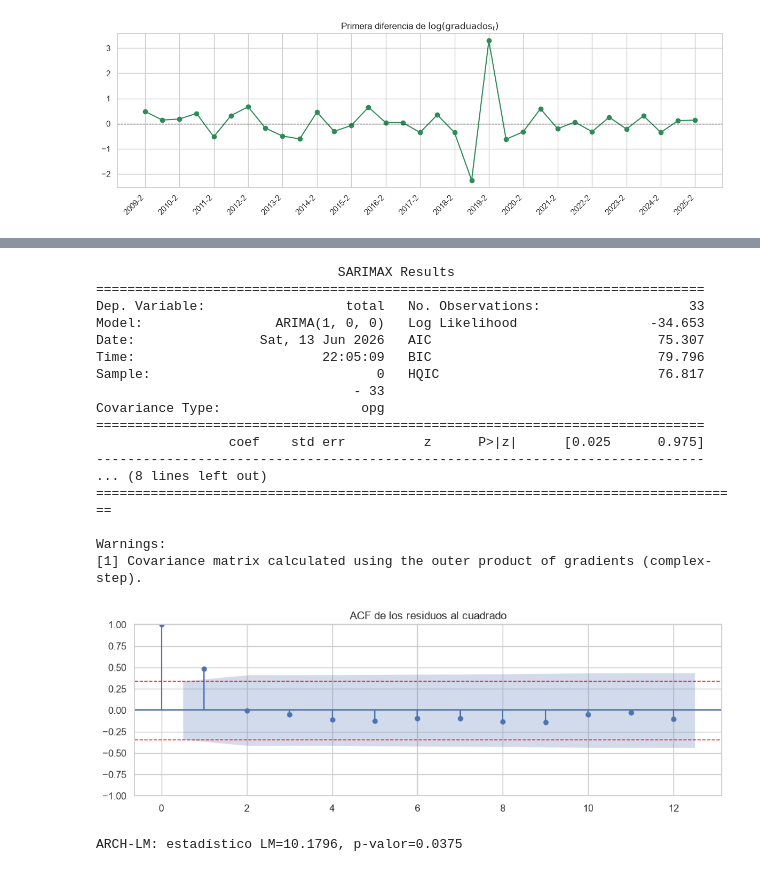
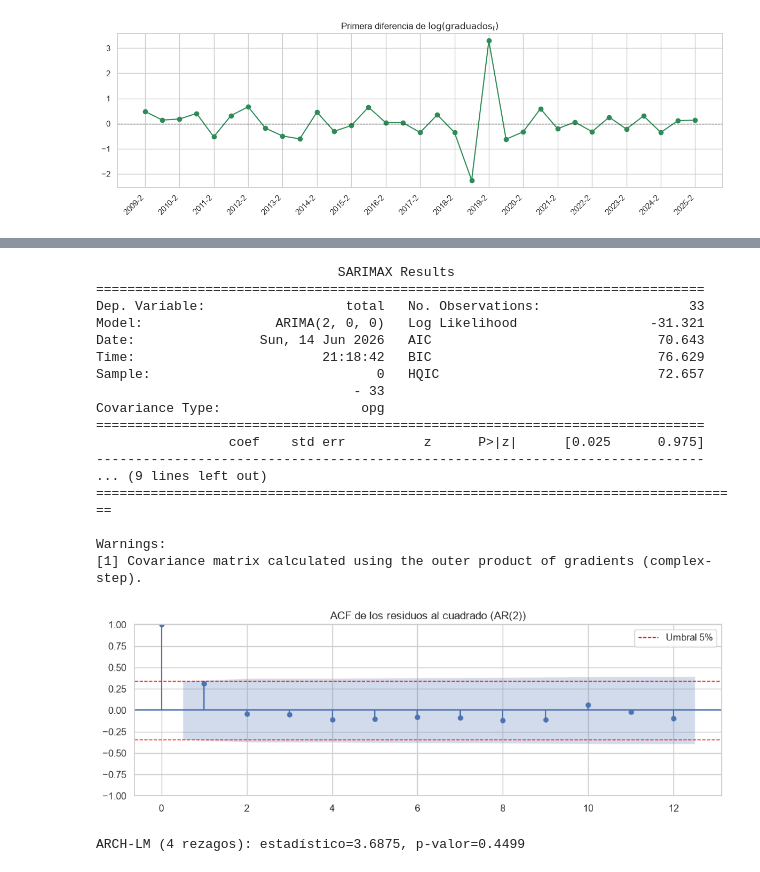
Before and after one commit to JulianAngaritaSuarez/time_series_analisis, a Jupyter notebook: code.ipynb, the cells around one changed output, grey strips where cells are left out. Drawn from its saved outputs; the diff is of its cells as text; code cells hidden in the pictures.

```diff
--- a/code.ipynb
+++ b/code.ipynb
@@ -27,20 +26,16 @@ La serie corresponde al número total de graduados por semestre del programa de
 # %%
-ruta = []
-for i in Path('.', 'data').rglob('*.csv'):
-    ruta.append(i)
+ruta = list(Path('.', 'data').rglob('*.csv'))
 
 data = pd.read_csv(ruta[0], skiprows=1, names=['year', 'period', 'total'])
-data['year'] = data['year'].astype(int)
-data['period'] = data['period'].astype(int)   # solo toma valores 1 o 2 (semestre)
-data['total'] = data['total'].astype(float)
+data['year']   = data['year'].astype(int)
+data['period'] = data['period'].astype(int)   # solo 1 o 2
+data['total']  = data['total'].astype(float)
 
-# Orden cronológico ascendente y construcción de la etiqueta de periodo AAAA-S (S = 1 o 2)
 data = data.sort_values(['year', 'period']).reset_index(drop=True)
 data['periodo'] = data['year'].astype(str) + '-' + data['period'].astype(str)
+data.index = pd.RangeIndex(start=0, stop=len(data), name='t')
 
-# Índice secuencial para el modelado (1 observación = 1 semestre)
-data.index = pd.RangeIndex(start=0, stop=len(data), name='t')
-serie = data['total']
+serie    = data['total']
 etiquetas = data['periodo']
 data.head()
 # %% [output]
@@ -193,38 +174,38 @@ Se verifica formalmente la presencia de heterocedasticidad condicional mediante
 # %%
-from statsmodels.stats.diagnostic import het_arch
+# Modelo de referencia: AR(2) sobre r_t
+modelo_ar2_ref = ARIMA(d_log_serie, order=(2, 0, 0)).fit()
+print(modelo_ar2_ref.summary())
 
-modelo_ar1_ref = ARIMA(d_log_serie, order=(1, 0, 0)).fit()
-print(modelo_ar1_ref.summary())
-
-resid_media = modelo_ar1_ref.resid
+resid_media = modelo_ar2_ref.resid
 
 fig, ax = plt.subplots(figsize=(10, 3.5))
 plot_acf(resid_media**2, ax=ax, lags=12)
-ax.axhline(umbral, color='red', ls='--', lw=1)
+ax.axhline( umbral, color='red', ls='--', lw=1, label='Umbral 5%')
 ax.axhline(-umbral, color='red', ls='--', lw=1)
-ax.set_title('ACF de los residuos al cuadrado')
+ax.set_title('ACF de los residuos al cuadrado (AR(2))')
+ax.legend()
 plt.tight_layout()
 plt.show()
 
-lm_stat, lm_p, f_stat, f_p = het_arch(resid_media, nlags=4)
-print(f'ARCH-LM: estadístico LM={lm_stat:.4f}, p-valor={lm_p:.4f}')
+lm_stat, lm_p, _, _ = het_arch(resid_media, nlags=4)
+print(f'ARCH-LM (4 rezagos): estadístico={lm_stat:.4f}, p-valor={lm_p:.4f}')
 # %% [output]
                                SARIMAX Results
 ==============================================================================
 Dep. Variable:                  total   No. Observations:                   33
-Model:                 ARIMA(1, 0, 0)   Log Likelihood                 -34.653
-Date:                Sat, 13 Jun 2026   AIC                             75.307
-Time:                        22:05:09   BIC                             79.796
-Sample:                             0   HQIC                            76.817
+Model:                 ARIMA(2, 0, 0)   Log Likelihood                 -31.321
+Date:                Sun, 14 Jun 2026   AIC                             70.643
+Time:                        21:18:42   BIC                             76.629
+Sample:                             0   HQIC                            72.657
                                  - 33
 Covariance Type:                  opg
 ==============================================================================
                  coef    std err          z      P>|z|      [0.025      0.975]
 ------------------------------------------------------------------------------
-... (8 lines left out)
+... (9 lines left out)
 ===================================================================================
 
 Warnings:
 [1] Covariance matrix calculated using the outer product of gradients (complex-step).
-[figure, old version]
+[figure, new version]
-ARCH-LM: estadístico LM=10.1796, p-valor=0.0375
+ARCH-LM (4 rezagos): estadístico=3.6875, p-valor=0.4499
```
Also changed, not shown: parts of 38 cells of this notebook, 6 other files.
